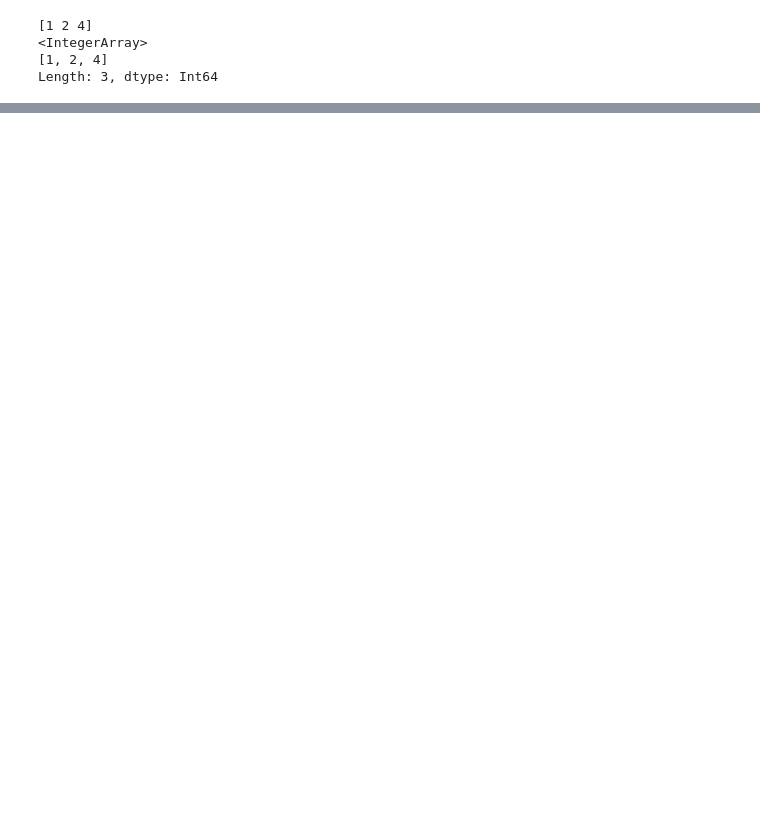
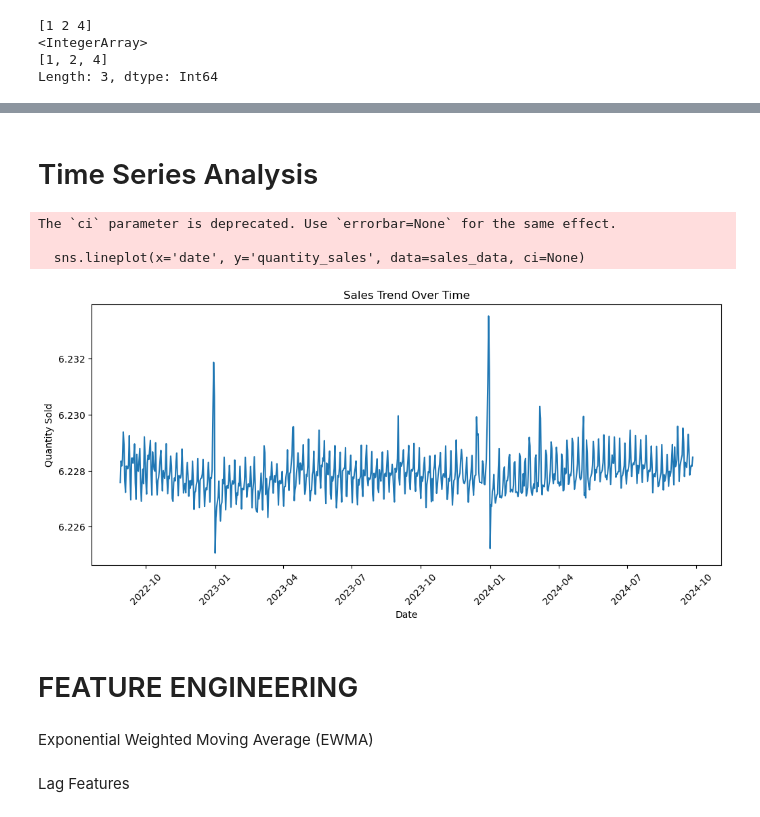
Before and after one commit to reagan-adajo/Capstone_Project, a Jupyter notebook: index.ipynb, the cells around one changed output, grey strips where cells are left out. Drawn from its saved outputs; the diff is of its cells as text; code cells hidden in the pictures; blank space fills up the shorter version.

```diff
--- a/index.ipynb
+++ b/index.ipynb
@@ -561,0 +572,30 @@ dtype: int64
+# %%
+# Create bins for markdowns and promotions
+sales_data['markdown_bins'] = pd.cut(sales_data['quantity_markdown'], bins=6)
+sales_data['promo_bins'] = pd.cut(sales_data['promo_amount'], bins=6)
+
+# Mean sales per markdown bin
+markdown_sales = sales_data.groupby('markdown_bins')['quantity_sales'].mean()
+
+plt.figure(figsize=(10, 5))
+markdown_sales.plot(kind='bar', color='skyblue')
+plt.title("Mean Sales by Markdown Levels")
+plt.xlabel("Markdown Bins")
+plt.ylabel("Average Sales")
+plt.ylim(6.2, 6.24)  # Start at 6, end at 7
+plt.yticks(np.arange(6.2, 6.24, 0.002))   # Small increments of 0.02
+plt.xticks(rotation=45)
+plt.show()
+
+# Mean sales per promotion bin
+promo_sales = sales_data.groupby('promo_bins')['quantity_sales'].mean()
+
+plt.figure(figsize=(10, 5))
+promo_sales.plot(kind='bar', color='lightcoral')
+plt.title("Mean Sales by Promotion Levels")
+plt.xlabel("Promotion Bins")
+plt.ylabel("Average Sales")
+plt.ylim(6.2, 6.24)  # Start at 6, end at 7
+plt.yticks(np.arange(6.2, 6.24, 0.002))  # Small increments of 0.02
+plt.xticks(rotation=45)
+plt.show()
@@ -561,0 +626,19 @@ dtype: int64
+# %% [markdown]
+# Time Series Analysis
+# %%
+plt.figure(figsize=(12, 5))
+sns.lineplot(x='date', y='quantity_sales', data=sales_data, ci=None)
+plt.title("Sales Trend Over Time")
+plt.xlabel("Date")
+plt.ylabel("Quantity Sold")
+plt.xticks(rotation=45)
+plt.show()
+# %% [output]
+The `ci` parameter is deprecated. Use `errorbar=None` for the same effect.
+
+  sns.lineplot(x='date', y='quantity_sales', data=sales_data, ci=None)
+[figure, added]
+# %% [markdown]
+# FEATURE ENGINEERING
+# %% [markdown]
+Exponential Weighted Moving Average (EWMA)
@@ -561,0 +648,2 @@ dtype: int64
+# %% [markdown]
+Lag Features
```
Also changed, not shown: parts of 18 cells of this notebook.
